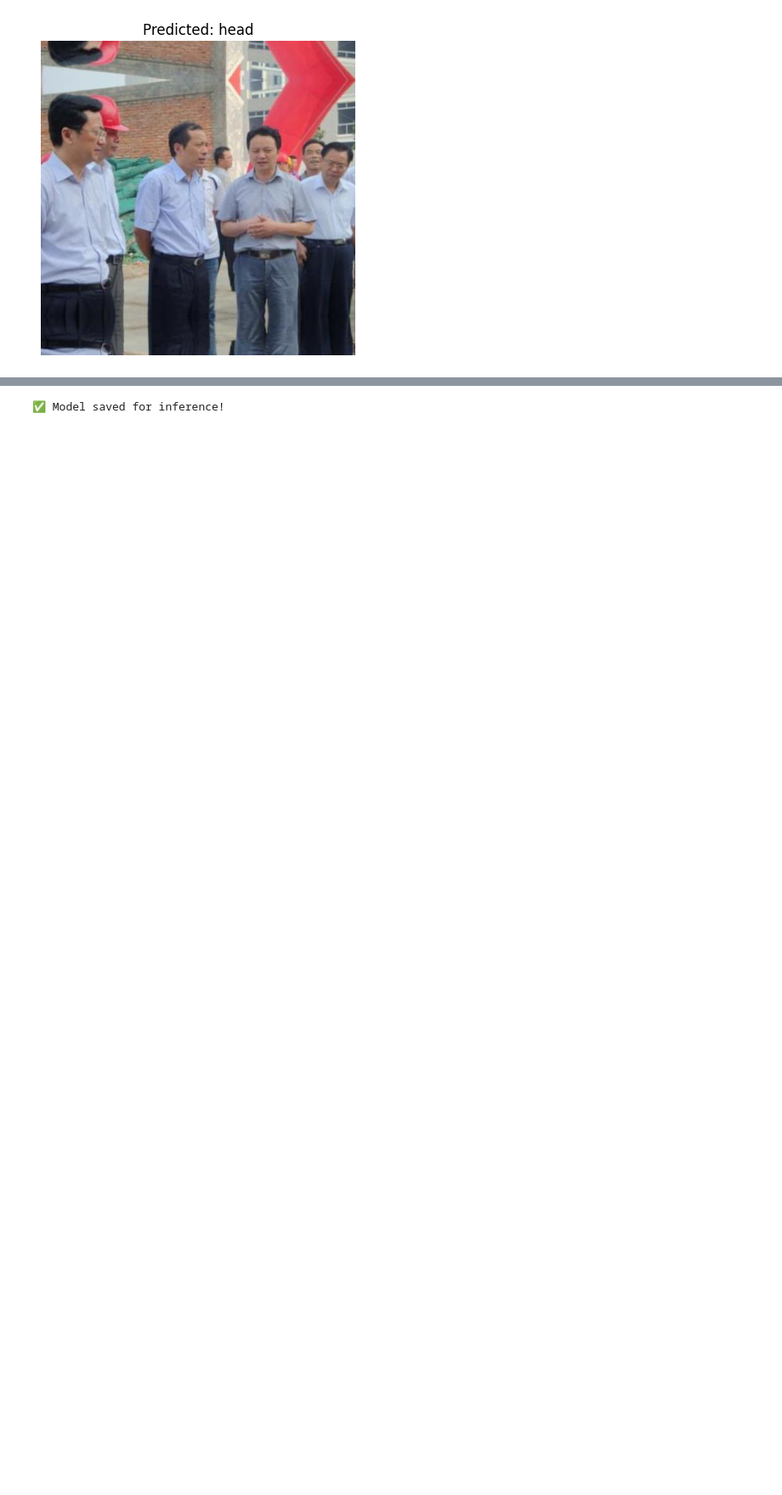
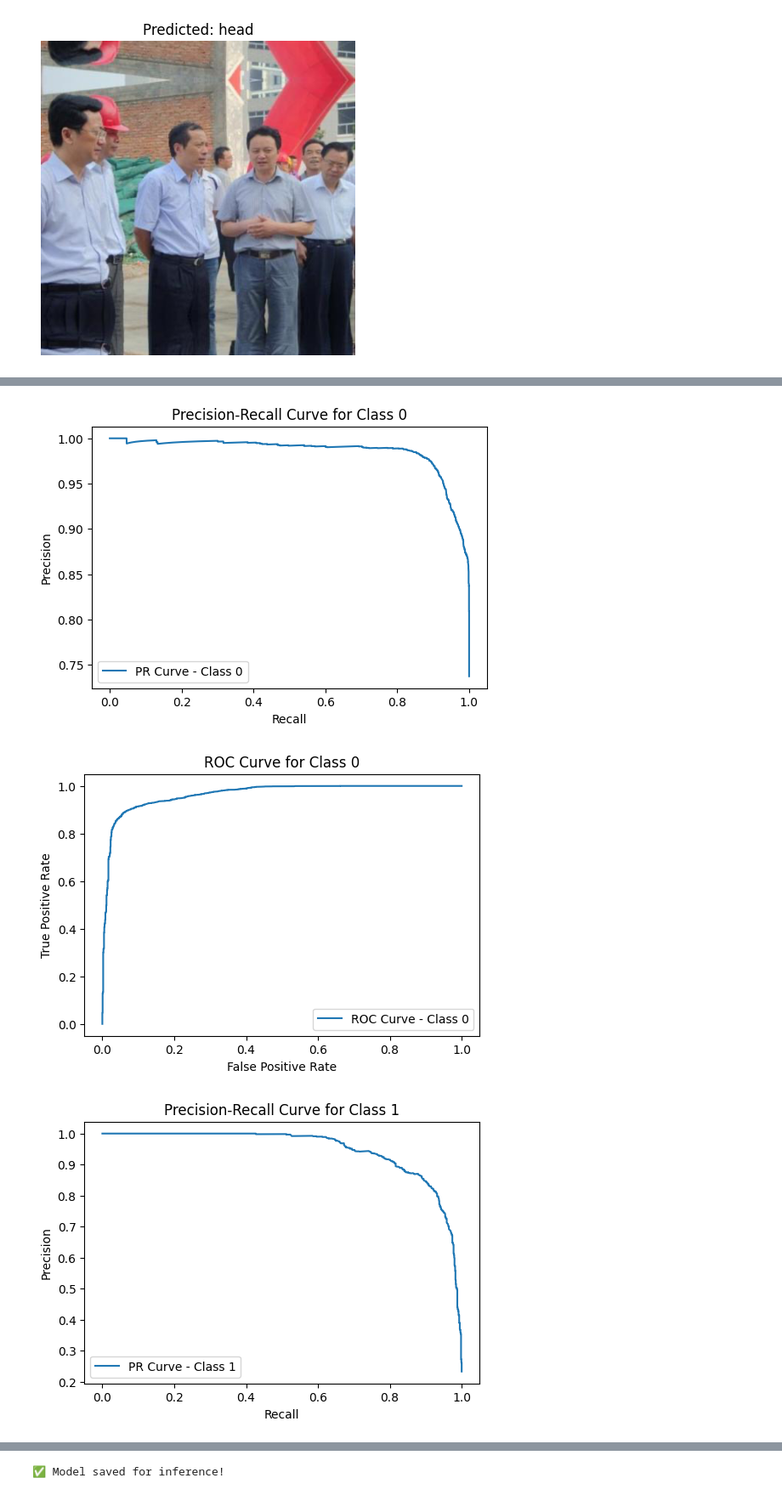
Before and after one commit to Caephas/ConvNext_helmet_datset, a Jupyter notebook: ConvNeXt_Helmet_dataset.ipynb, the cells around one changed output, grey strips where cells are left out. Shown at 85% size. Drawn from its saved outputs; the diff is of its cells as text; code cells hidden in the pictures; blank space fills up the shorter version.

```diff
--- a/ConvNeXt_Helmet_dataset.ipynb
+++ b/ConvNeXt_Helmet_dataset.ipynb
@@ -554,0 +831,41 @@ plt.show()
+# %%
+y_probs = []
+y_true = []
+with torch.no_grad():
+    for images, labels in test_loader:
+        images, labels = images.to(device), labels.to(device)
+        outputs = torch.softmax(model(images), dim=1)  # Get probabilities
+        y_probs.extend(outputs.cpu().numpy())
+        y_true.extend(labels.cpu().numpy())
+
+# One-vs-Rest(because this is a 3 class problem) PR & ROC Curves
+from sklearn.preprocessing import label_binarize
+
+y_true_bin = label_binarize(y_true, classes=[0, 1, 2])  # Convert to binary
+num_classes = y_true_bin.shape[1]
+
+for i in range(num_classes):
+    precision, recall, _ = precision_recall_curve(y_true_bin[:, i], np.array(y_probs)[:, i])
+    fpr, tpr, _ = roc_curve(y_true_bin[:, i], np.array(y_probs)[:, i])
+
+    # PR Curve
+    plt.figure(figsize=(6, 4))
+    plt.plot(recall, precision, label=f"PR Curve - Class {i}")
+    plt.xlabel("Recall")
+    plt.ylabel("Precision")
+    plt.title(f"Precision-Recall Curve for Class {i}")
+    plt.legend()
+    plt.show()
+
+    # ROC Curve
+    plt.figure(figsize=(6, 4))
+    plt.plot(fpr, tpr, label=f"ROC Curve - Class {i}")
+    plt.xlabel("False Positive Rate")
+    plt.ylabel("True Positive Rate")
+    plt.title(f"ROC Curve for Class {i}")
+    plt.legend()
+    plt.show()
+# %% [output]
+[figure, added]
+[figure, added]
+[figure, added]
```
Also changed, not shown: parts of 34 cells of this notebook, 3 other files.
